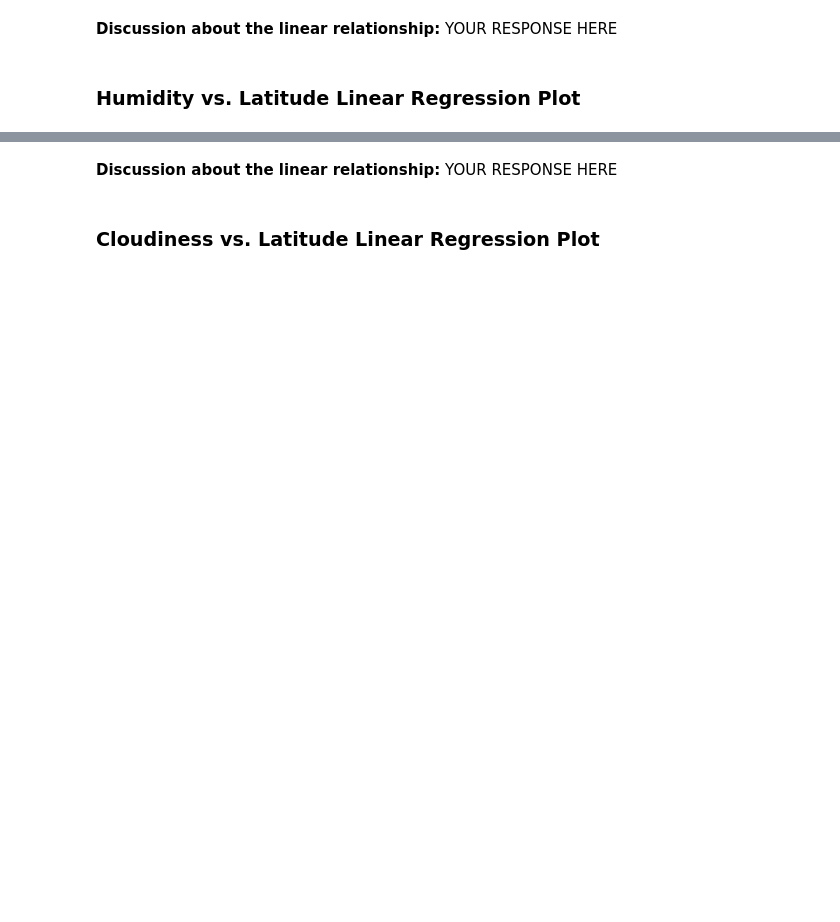
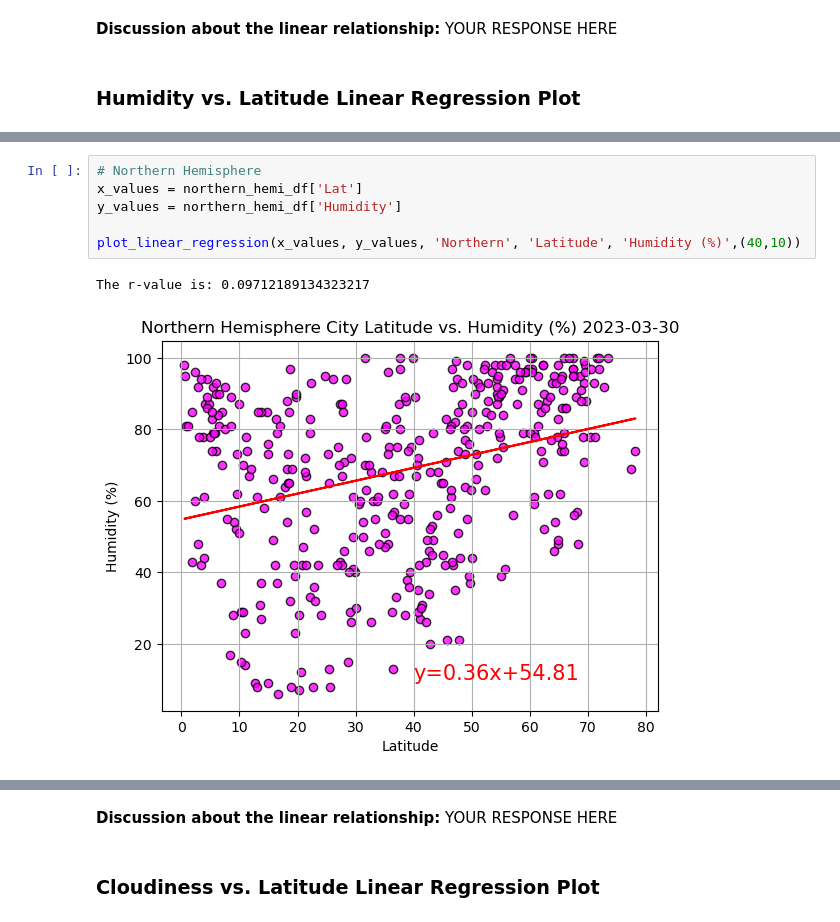
Before and after one commit to Rstevens318/python-api-challenge, a Jupyter notebook: WeatherPy/WeatherPy.ipynb, the cells around one changed output, grey strips where cells are left out. Drawn from its saved outputs; the diff is of its cells as text; blank space fills up the shorter version.

```diff
--- a/WeatherPy/WeatherPy.ipynb
+++ b/WeatherPy/WeatherPy.ipynb
@@ -372,0 +354,9 @@ The r-value is: 0.0002808747046324607
+# %%
+# Northern Hemisphere
+x_values = northern_hemi_df['Lat']
+y_values = northern_hemi_df['Humidity']
+
+plot_linear_regression(x_values, y_values, 'Northern', 'Latitude', 'Humidity (%)',(40,10))
+# %% [output]
+The r-value is: 0.09712189134323217
+[figure, added]
```
Also changed, not shown: parts of 28 cells of this notebook, 5 other files.
